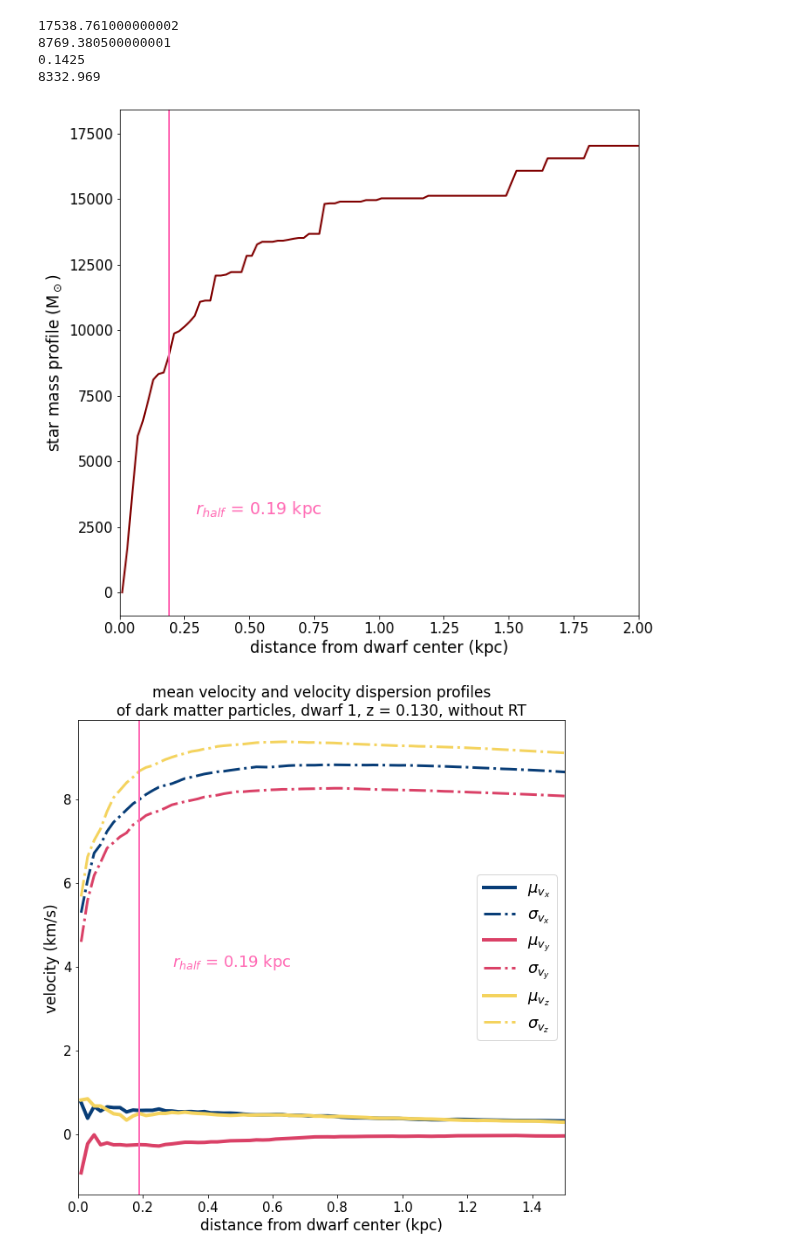
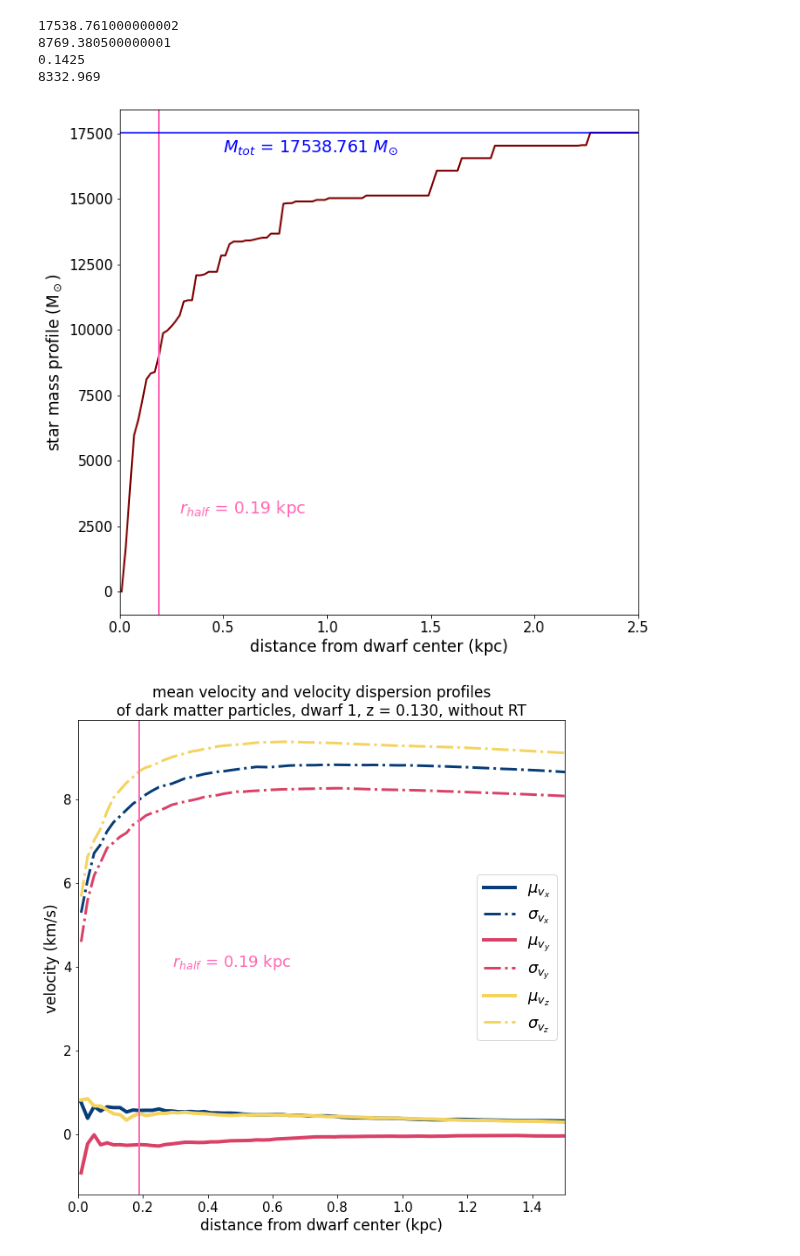
Before and after one commit to nguyenbinh1612/Binh_UFD, a Jupyter notebook: velocity/velocity_d1_noRT.ipynb, the cells around one changed output. Drawn from its saved outputs; the diff is of its cells as text; code cells hidden in the pictures.

```diff
--- a/velocity/velocity_d1_noRT.ipynb
+++ b/velocity/velocity_d1_noRT.ipynb
@@ -290,21 +290,25 @@ for radius_value in radius_array:
 # %%
 fig, ax = plt.subplots(figsize=[10, 10])
 
 plt.plot(radius_array, mass_prof_stars, 'maroon', linewidth=2)
 
 plt.axvline(r_half, color='hotpink', linewidth=2)
 
 plt.xlabel('distance from dwarf center (kpc)', fontsize=17)
 plt.ylabel('star mass profile (M$_\odot$)', fontsize=17) # using LATEX here!
-plt.xlim(0,2)
+plt.xlim(0,2.5)
+plt.axhline(M_tot, color='blue')
+plt.text(0.5, 16800, '''$M_{tot}$ = ''' + str(round(M_tot, 3)) \
+         + ''' $M_{\odot}$''', fontsize=18, color='blue')
+
 #plt.title('mass profile of only the stars\nin dwarf 1, z = 0.130, without RT', loc='center', fontsize=17)
 plt.text(r_half + 0.1, 3000, '''$r_{half}$ = ''' + str(round(r_half, 3)) + ''' kpc''', fontsize=18, color='hotpink')
 plt.xticks(fontsize=15)
 plt.yticks(fontsize=15)
 
-plt.show()
+plt.savefig('starmassprof1noRT.png')
 # %% [output]
-[figure, old version]
+[figure, new version]
 # %%
 fig, ax = plt.subplots(figsize=[10, 10])
 
```
Also changed, not shown: 5 other files.
